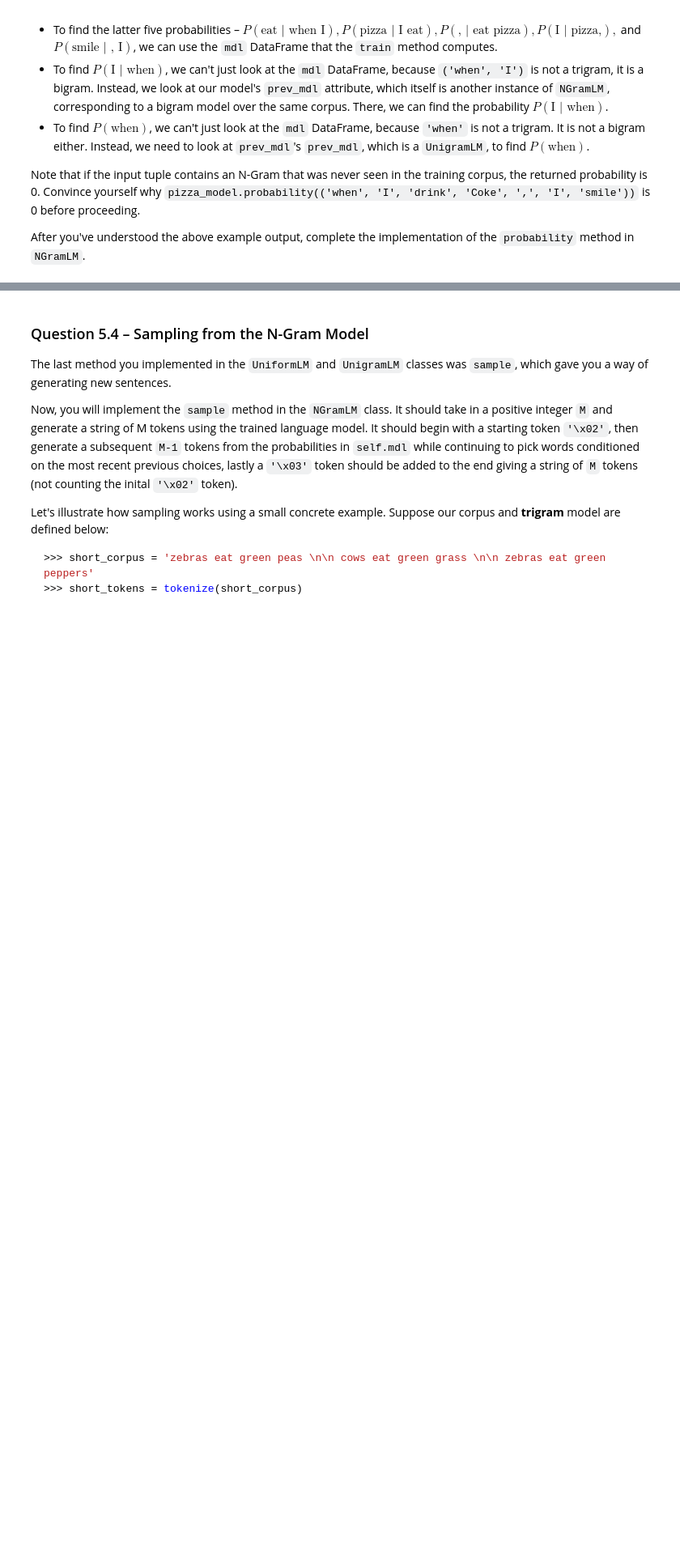
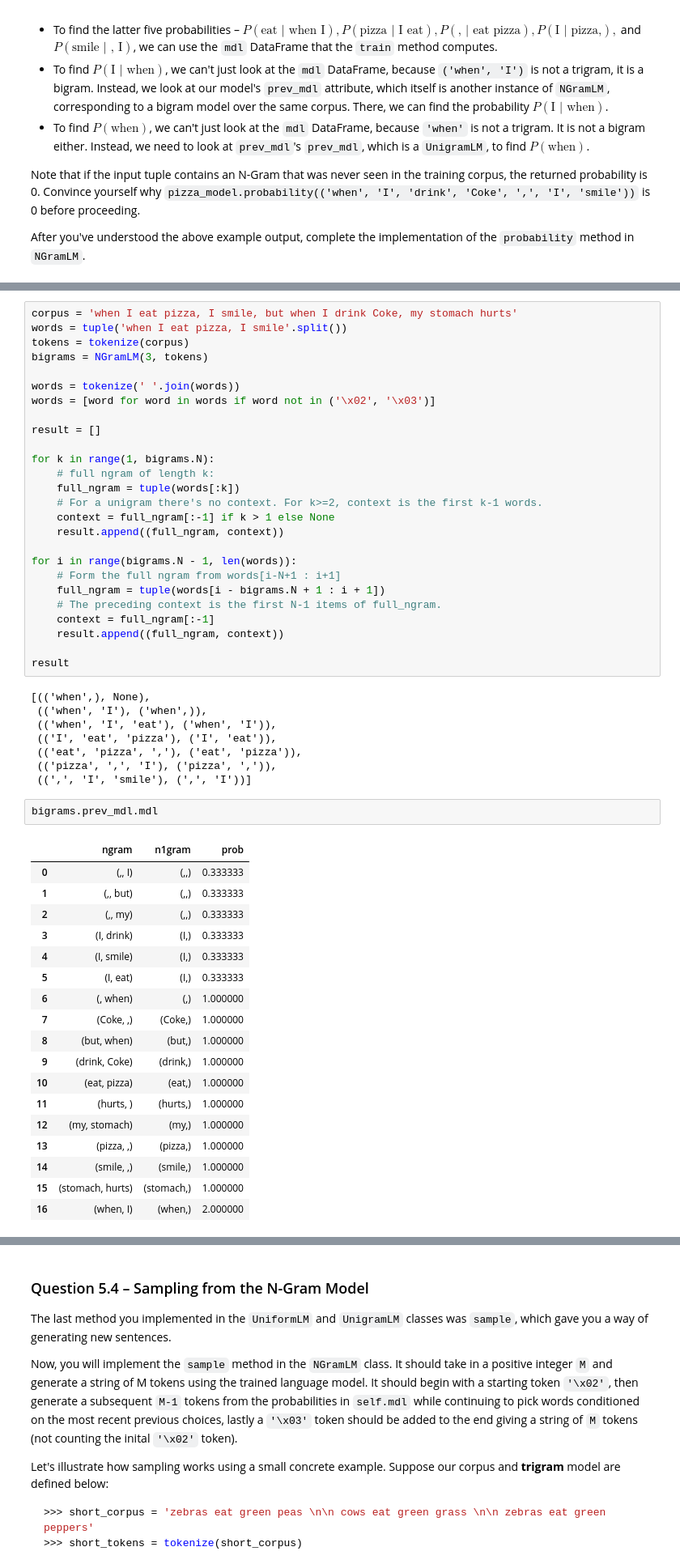
Before and after one commit to j2doan/dsc80-2025-sp, a Jupyter notebook: projects/project03/project.ipynb, the cells around one changed output, grey strips where cells are left out. Shown at 81% size. Drawn from its saved outputs; the diff is of its cells as text; blank space fills up the shorter version.

```diff
--- a/projects/project03/project.ipynb
+++ b/projects/project03/project.ipynb
@@ -906,0 +1058,55 @@ After you've understood the above example output, complete the implementation of
+# %%
+corpus = 'when I eat pizza, I smile, but when I drink Coke, my stomach hurts'
+words = tuple('when I eat pizza, I smile'.split())
+tokens = tokenize(corpus)
+bigrams = NGramLM(3, tokens)
+
+words = tokenize(' '.join(words))
+words = [word for word in words if word not in ('\x02', '\x03')]
+
+result = []
+
+for k in range(1, bigrams.N):
+    # full ngram of length k:
+    full_ngram = tuple(words[:k])
+    # For a unigram there's no context. For k>=2, context is the first k-1 words.
+    context = full_ngram[:-1] if k > 1 else None
+    result.append((full_ngram, context))
+
+for i in range(bigrams.N - 1, len(words)):
+    # Form the full ngram from words[i-N+1 : i+1]
+    full_ngram = tuple(words[i - bigrams.N + 1 : i + 1])
+    # The preceding context is the first N-1 items of full_ngram.
+    context = full_ngram[:-1]
+    result.append((full_ngram, context))
+
+result
+# %% [output]
+[(('when',), None),
+ (('when', 'I'), ('when',)),
+ (('when', 'I', 'eat'), ('when', 'I')),
+ (('I', 'eat', 'pizza'), ('I', 'eat')),
+ (('eat', 'pizza', ','), ('eat', 'pizza')),
+ (('pizza', ',', 'I'), ('pizza', ',')),
+ ((',', 'I', 'smile'), (',', 'I'))]
+# %%
+bigrams.prev_mdl.mdl
+# %% [output]
+|  | ngram | n1gram | prob |
+| 0 | (,, I) | (,,) | 0.333333 |
+| 1 | (,, but) | (,,) | 0.333333 |
+| 2 | (,, my) | (,,) | 0.333333 |
+| 3 | (I, drink) | (I,) | 0.333333 |
+| 4 | (I, smile) | (I,) | 0.333333 |
+| 5 | (I, eat) | (I,) | 0.333333 |
+| 6 | (, when) | (,) | 1.000000 |
+| 7 | (Coke, ,) | (Coke,) | 1.000000 |
+| 8 | (but, when) | (but,) | 1.000000 |
+| 9 | (drink, Coke) | (drink,) | 1.000000 |
+| 10 | (eat, pizza) | (eat,) | 1.000000 |
+| 11 | (hurts, ) | (hurts,) | 1.000000 |
+| 12 | (my, stomach) | (my,) | 1.000000 |
+| 13 | (pizza, ,) | (pizza,) | 1.000000 |
+| 14 | (smile, ,) | (smile,) | 1.000000 |
+| 15 | (stomach, hurts) | (stomach,) | 1.000000 |
+| 16 | (when, I) | (when,) | 2.000000 |
```
Also changed, not shown: parts of 18 cells of this notebook, 12 other files.
